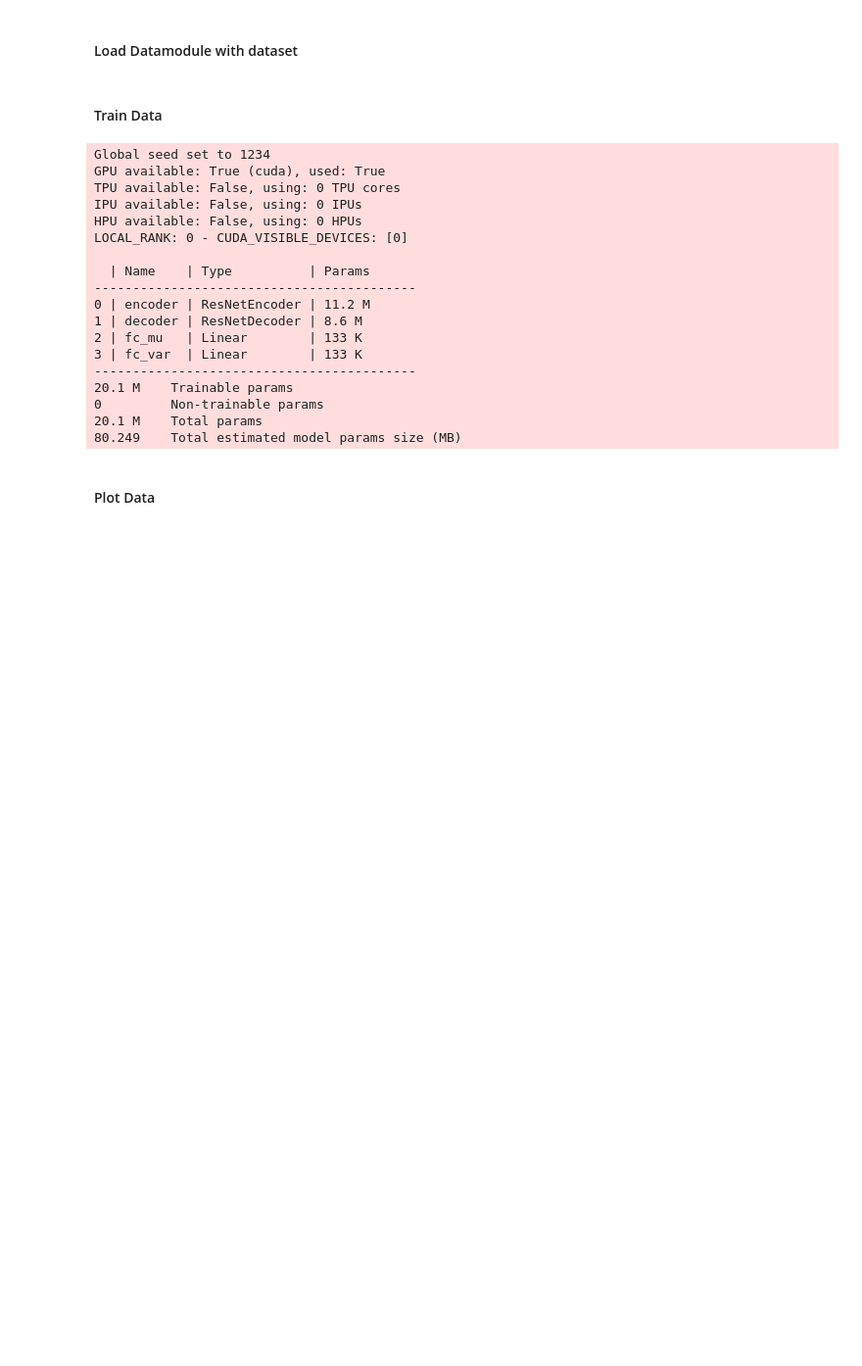
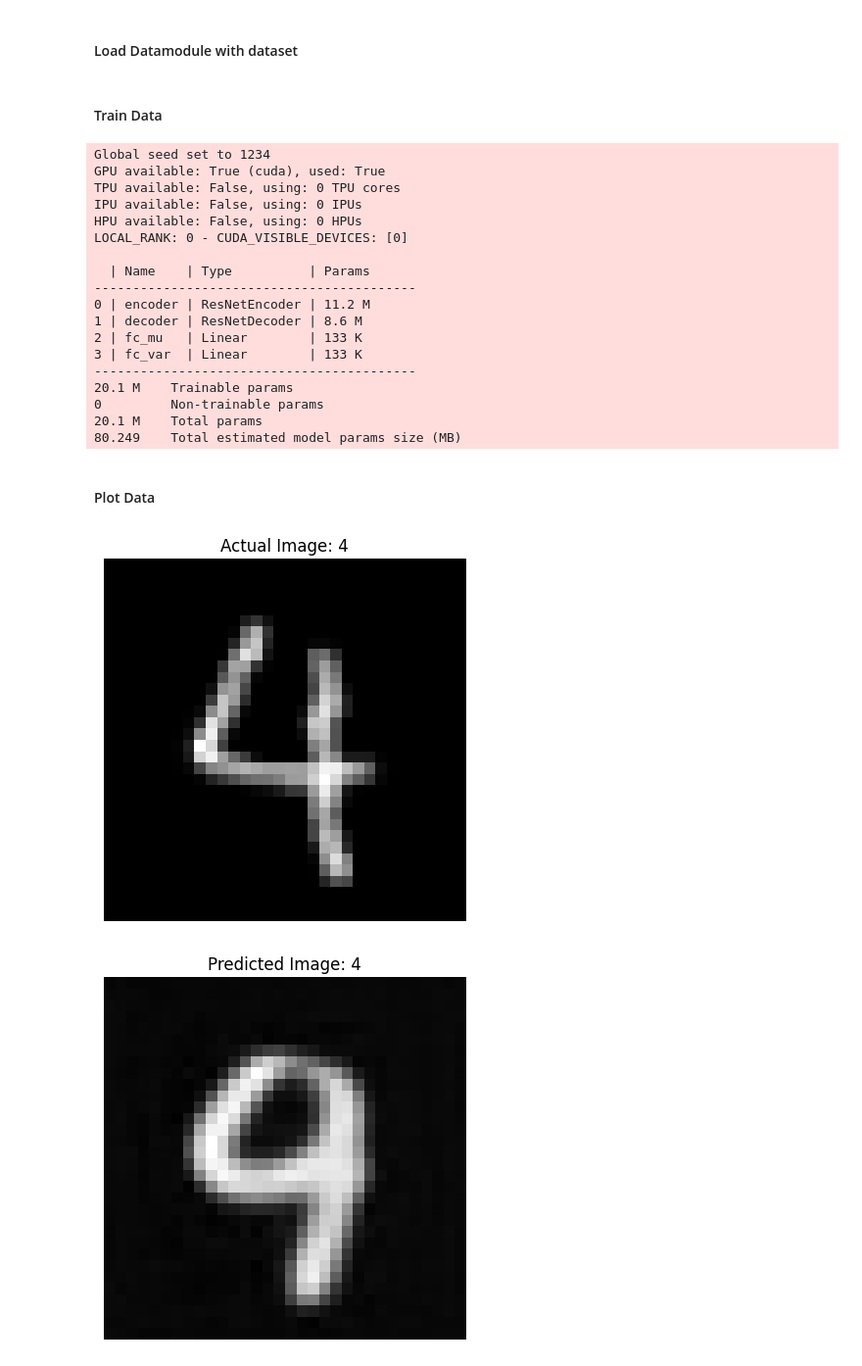
Before and after one commit to ToletiSri/TSAI_ERA_S22, a Jupyter notebook: S18/Part2/S18_VAE_MNIST.ipynb, the cells around one changed output. Shown at 98% size. Cells and saved outputs as stored; diff of their text form; code cells hidden in the pictures; blank space fills up the shorter version.

```diff
--- a/S18/Part2/S18_VAE_MNIST.ipynb
+++ b/S18/Part2/S18_VAE_MNIST.ipynb
@@ -43,6 +43,7 @@ LOCAL_RANK: 0 - CUDA_VISIBLE_DEVICES: [0]
 # %%
 import matplotlib.pyplot as plt
 import numpy as np
+import random
 
 test_dl = datamodule.test_dataloader()
 for batch in test_dl:
@@ -50,9 +51,10 @@ for batch in test_dl:
     break  # Break to get the first batch (a batch of images and labels)
 
 # Select one image and its corresponding label
-image = images[0]
-label_ohe_valid= label_ohe[0]
-label_ohe_invalid = label_ohe_random[0]
+index = random.randint(0, 63)
+image = images[index]
+label_ohe_valid= label_ohe[index]
+label_ohe_invalid = label_ohe_random[index]
 
 label_valid = np.argmax(label_ohe_valid)
 label_invalid = np.argmax(label_ohe_invalid)
@@ -87,40 +89,49 @@ plt.title(f"Predicted Image: {label_valid}")
 plt.show()
 
 decoded_images = []
+decoded_images_plot = []
 with torch.no_grad():
+
     for i in range(25):
-
+        if len(decoded_images) == 0:
+            image = image
+        else:
+            image = decoded_images[-1]
         # Now pass this image through VAE encoder and plot the decoder output
         encoded_image = model_vae.encoder(image.to('cuda'))
         combined_features = torch.cat((encoded_image, label_ohe_invalid.unsqueeze(0).to('cuda')), dim=1) #get OHE for label features
         mu, log_var = model_vae.fc_mu(combined_features), model_vae.fc_var(combined_features)
 
         # sample z from q
         std = torch.exp(log_var / 2)
         q = torch.distributions.Normal(mu, std)
         z = q.rsample()
 
         # decoded
-        decoded_image = model_vae.decoder(z).to('cpu').detach().numpy()
-        decoded_image = decoded_image[0, 0]
+        decoded_image = model_vae.decoder(z)
         decoded_images.append(decoded_image)
+        decoded_image = decoded_image.to('cpu').detach().numpy()
+        decoded_images_plot.append(decoded_image[0, 0])
 
 # Plot the 25 images
 
 # Create a 5x5 grid of subplots
 fig, axes = plt.subplots(5, 5, figsize=(10, 10))
 
 # Flatten the axes array so that we can iterate over it easily
 axes = axes.flatten()
 
 # Iterate through the images and plot them in the subplots
 for i, ax in enumerate(axes):
-    ax.imshow(decoded_images[i], cmap='gray')  # Replace 'gray' with a colormap of your choice
-    ax.set_title(f"Predicted {label_invalid}, trial: {i+1}")
+    ax.imshow(decoded_images_plot[i], cmap='gray')  # Replace 'gray' with a colormap of your choice
+    ax.set_title(f"Create {label_invalid}, trial: {i+1}")
     ax.axis('off')  # Turn off axis labels and ticks
 
 # Adjust spacing between subplots
 plt.subplots_adjust(wspace=0.3, hspace=0.3)
 
 # Display the plot
 plt.show()
+# %% [output]
+[figure, added]
+[figure, added]
```
Also changed, not shown: parts of 5 cells of this notebook.
